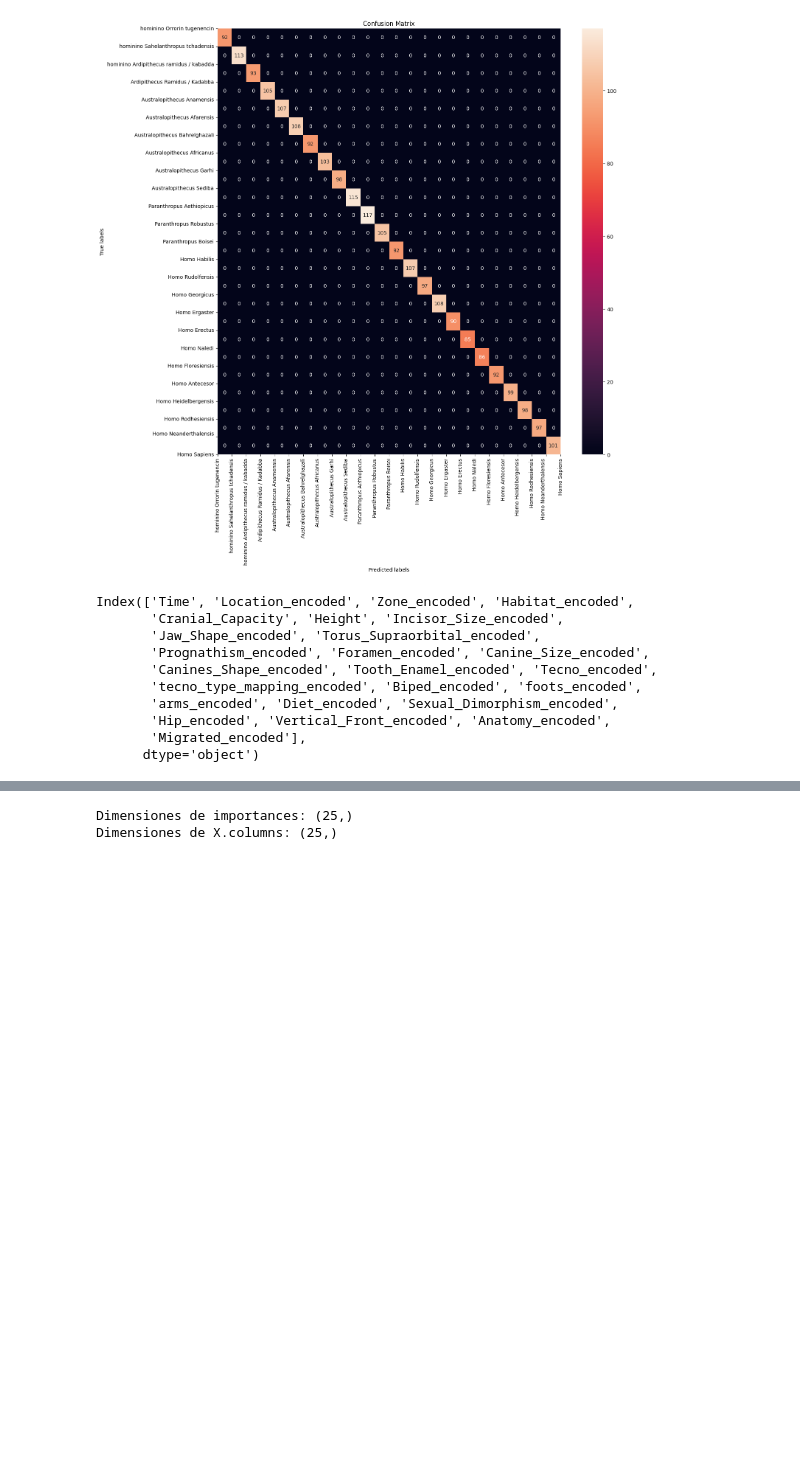
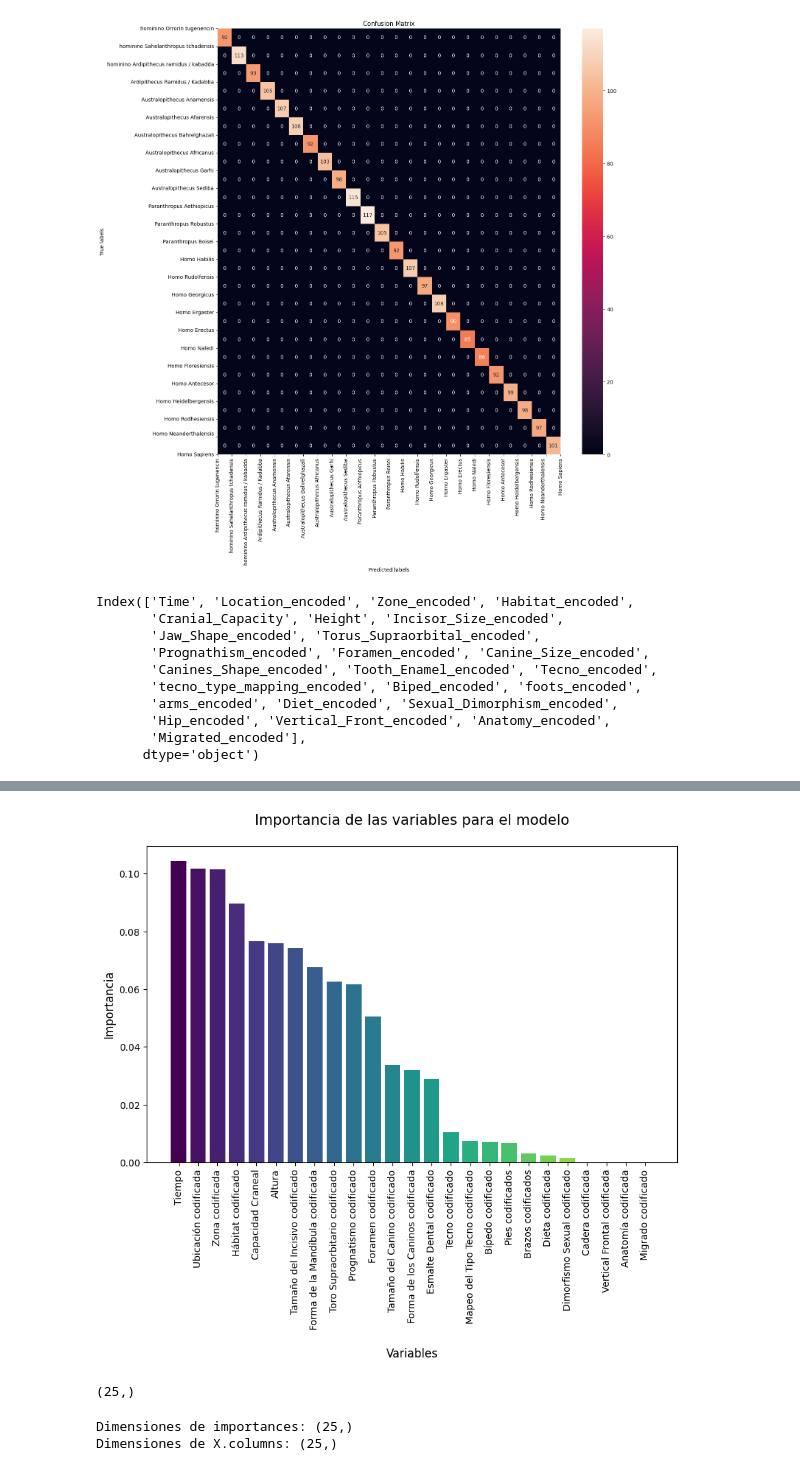
Before and after one commit to Teret90/Hominid-Classification-Model-with-Streamlit-Integration, a Jupyter notebook: notebooks/Proyecto_ML_modelos_2_aprox_modelo final.ipynb, the cells around one changed output, grey strips where cells are left out. Drawn from its saved outputs; the diff is of its cells as text; code cells hidden in the pictures; blank space fills up the shorter version.

```diff
--- a/notebooks/Proyecto_ML_modelos_2_aprox_modelo final.ipynb
+++ b/notebooks/Proyecto_ML_modelos_2_aprox_modelo final.ipynb
@@ -411,3 +454,27 @@ Index(['Time', 'Location_encoded', 'Zone_encoded', 'Habitat_encoded',
+# %%
+feature_importance = be1.named_steps['classifier'].feature_importances_
+# %%
+indices_ordenados = np.argsort(feature_importance)[::-1]
+
+feature_importance_ordenada = feature_importance[indices_ordenados]
+nombres_caracteristicas_ordenadas_traducidas = [columnas_traducidas.get(nombre, nombre) for nombre in columnas_traducidas]
+#nombres_caracteristicas_ordenadas = X.columns[indices_ordenados]
+
+colors = plt.cm.viridis(np.linspace(0, 1, len(nombres_caracteristicas_ordenadas_traducidas)))
+
+plt.figure(figsize=(10, 6))
+bars = plt.bar(range(len(feature_importance_ordenada)), feature_importance_ordenada, tick_label=nombres_caracteristicas_ordenadas_traducidas, color=colors)
+plt.xlabel('\nVariables',fontsize=12)
+plt.ylabel('Importancia',fontsize=12)
+plt.title('Importancia de las variables para el modelo\n',fontsize=15)
+plt.xticks(rotation=90)
+plt.show()
+# %% [output]
+[figure, added]
+# %%
+feature_importance.shape
+# %% [output]
+(25,)
 # %%
 pca_features = pipeline.named_steps['pca'].fit_transform(X)
 # %%
```
Also changed, not shown: parts of 6 cells of this notebook, 7 other files.
